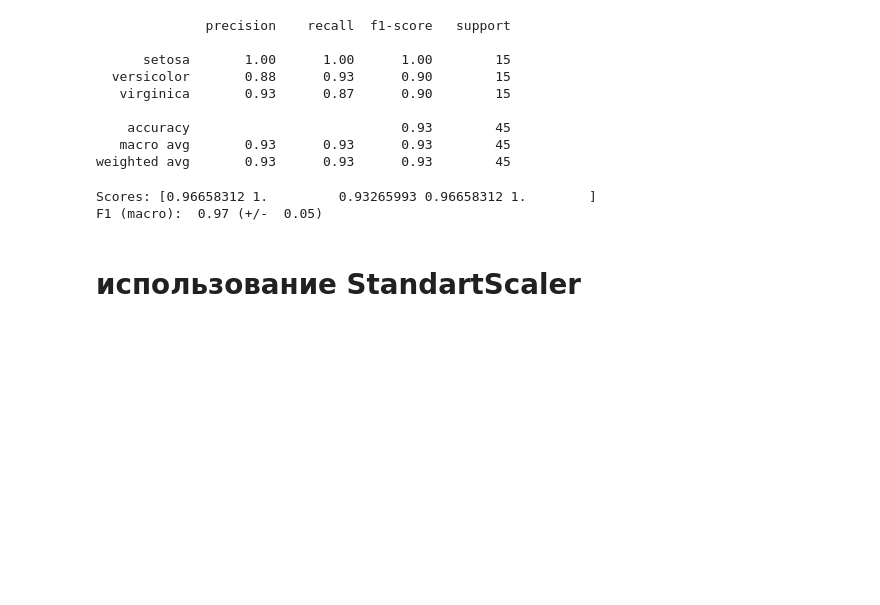
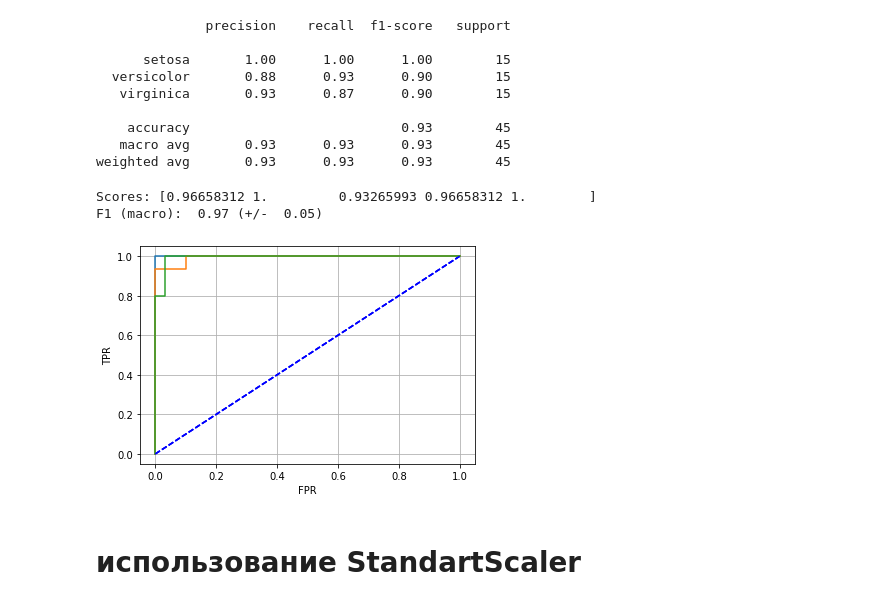
Before and after one commit to aligtr/ml, a Jupyter notebook: L2_logreg.ipynb, the cells around one changed output. Drawn from its saved outputs; the diff is of its cells as text; code cells hidden in the pictures; blank space fills up the shorter version.

```diff
--- a/L2_logreg.ipynb
+++ b/L2_logreg.ipynb
@@ -187,19 +187,23 @@ print(f'F1 (macro): {scores.mean(): 0.2f} (+/- {scores.std() * 2: 0.2f})')
 Scores: [0.96658312 1.         0.93265993 0.96658312 1.        ]
 F1 (macro):  0.97 (+/-  0.05)
 # %%
+
 from sklearn.metrics import roc_curve
 from sklearn.metrics import roc_auc_score
-y_pred_proba=logreg.predict_proba(X_test)
-for i in range(3):
-  for j in range(3):
-    if (i==j):
-       continue
-    probs = y_pred_proba[:, i]
-    mask=(y_test==i)|(y_test==j)
-    fpr, tpr, thresholds = roc_curve(y_test[mask], probs[mask])
-    plt.plot([0, 1], [0, 1], linestyle='--')
-    plt.plot(fpr, tpr, marker='.')
-    plt.show()
+diag_values = np.array([
+        [0, 0],
+        [1, 1],
+    ])
+y_pred_proba = logreg.predict_proba(X_test)
+for i in range (X_test.shape[1]-1):
+    fpr, tpr, thresholds = roc_curve(y_test, y_pred_proba[:,i],pos_label=i)
+    plt.plot(fpr, tpr)
+    plt.plot(diag_values[:,0], diag_values[:,1], 'b--')
+    plt.xlabel('FPR')
+    plt.ylabel('TPR')
+    plt.grid(True)
+# %% [output]
+[figure, added]
 # %% [markdown]
 # использование StandartScaler
 # %%
```
Also changed, not shown: parts of 3 cells of this notebook.
